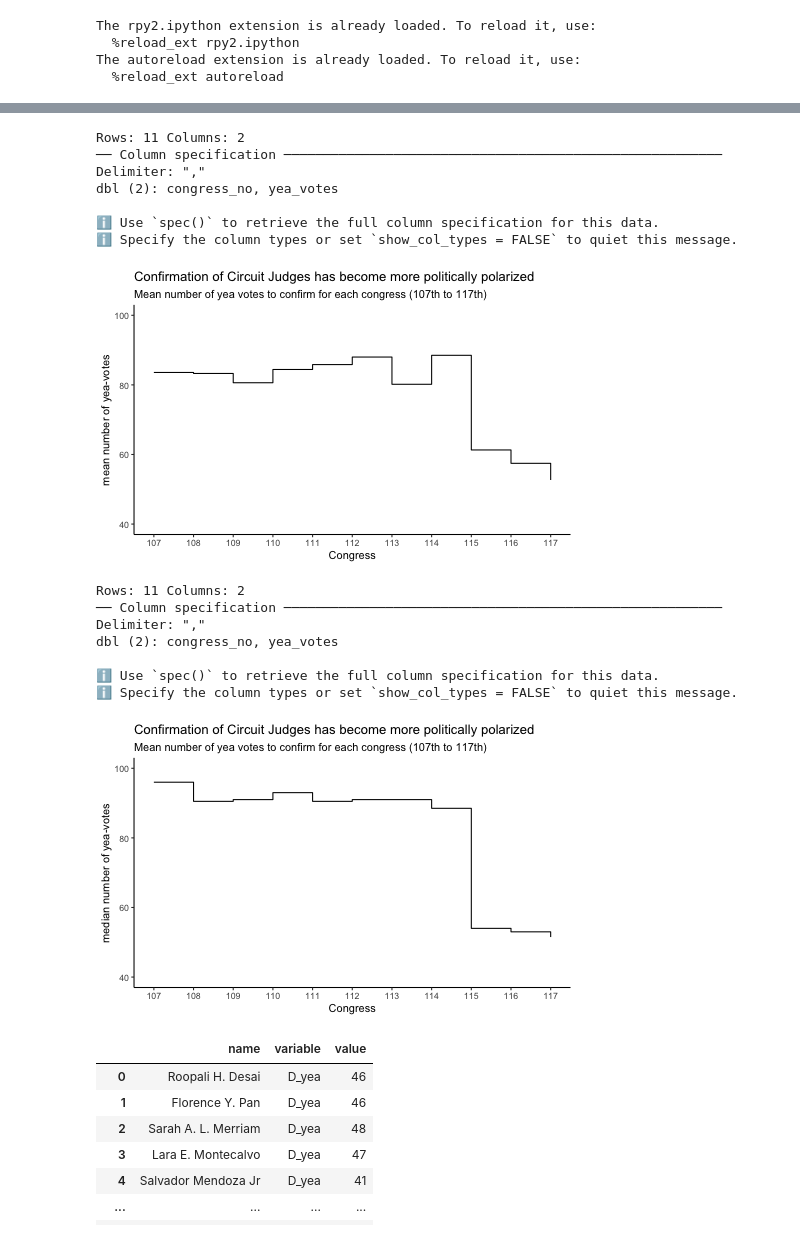
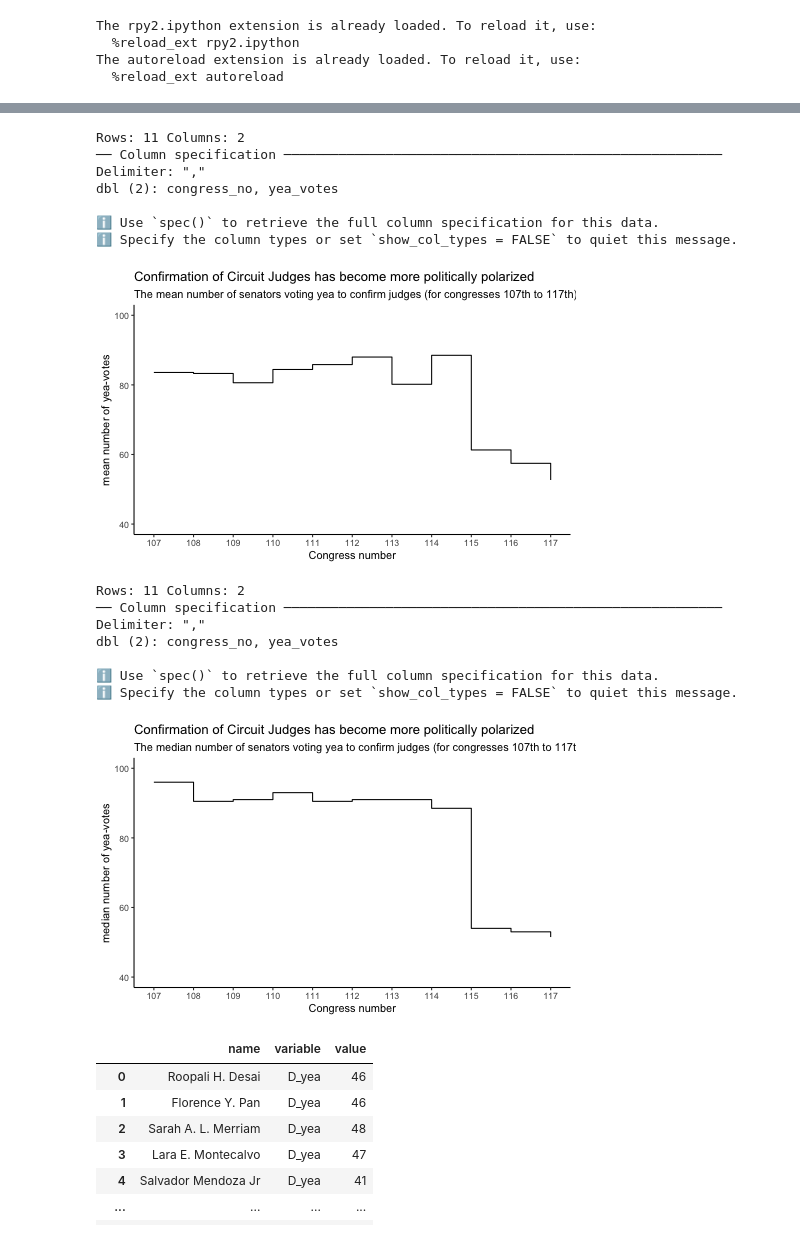
Before and after one commit to laurabejder/federal-judges-appointment, a Jupyter notebook: 06-vizualization.ipynb, the cells around one changed output, grey strips where cells are left out. Saved outputs shown, nothing was run; the diff lists cells and outputs as text; code cells hidden in the pictures.

```diff
--- a/06-vizualization.ipynb
+++ b/06-vizualization.ipynb
@@ -57,30 +57,30 @@ median.to_csv('median.csv', index=True)
 # %%
 %%R -h 300
 
 #Load in the mean data
 df <- read_csv('mean.csv')
 
 ggplot(data=df, aes(x=congress_no, y=yea_votes)) +
   geom_step()+
   coord_cartesian(xlim = c(107, 117),
                   ylim = c(40, 100)) +
   scale_x_continuous(breaks=seq(107, 117))+
   theme_classic() +
   labs(
-    x = 'Congress',
+    x = 'Congress number',
     y = 'mean number of yea-votes',
     title = 'Confirmation of Circuit Judges has become more politically polarized',
-    subtitle = 'Mean number of yea votes to confirm for each congress (107th to 117th)'
+    subtitle = 'The mean number of senators voting yea to confirm judges (for congresses 107th to 117th)'
   )
 # %% [output]
 Rows: 11 Columns: 2
 ── Column specification ────────────────────────────────────────────────────────
 Delimiter: ","
 dbl (2): congress_no, yea_votes
 
 ℹ Use `spec()` to retrieve the full column specification for this data.
 ℹ Specify the column types or set `show_col_types = FALSE` to quiet this message.
-[figure, old version]
+[figure, new version]
 # %%
 %%R -h 300
 
@@ -94,10 +94,10 @@ ggplot(data=df, aes(x=congress_no, y=yea_votes)) +
   scale_x_continuous(breaks=seq(107, 117))+
   theme_classic() +
   labs(
-    x = 'Congress',
+    x = 'Congress number',
     y = 'median number of yea-votes',
     title = 'Confirmation of Circuit Judges has become more politically polarized',
-    subtitle = 'Mean number of yea votes to confirm for each congress (107th to 117th)'
+    subtitle = 'The median number of senators voting yea to confirm judges (for congresses 107th to 117th)'
   )
 # %% [output]
 Rows: 11 Columns: 2
@@ -107,7 +107,7 @@ dbl (2): congress_no, yea_votes
 
 ℹ Use `spec()` to retrieve the full column specification for this data.
 ℹ Specify the column types or set `show_col_types = FALSE` to quiet this message.
-[figure, old version]
+[figure, new version]
 # %%
 df_long = pd.read_csv('https://raw.githubusercontent.com/laurabejder/federal_judges_appointment/main/data.csv')\
     .query("record_vote_number.notna()")[
```
Also changed, not shown: parts of 1 cell of this notebook, 6 other files.
